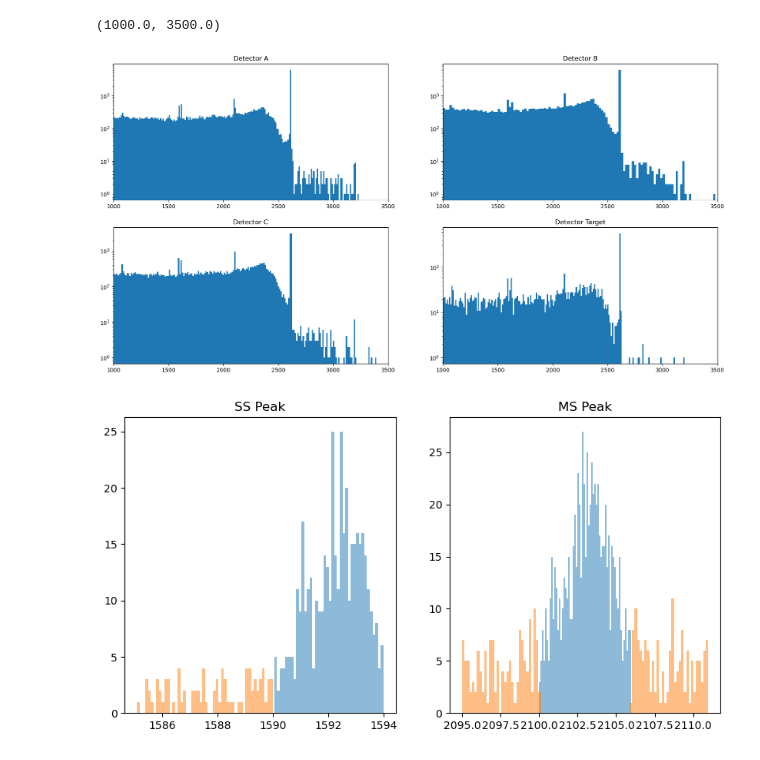
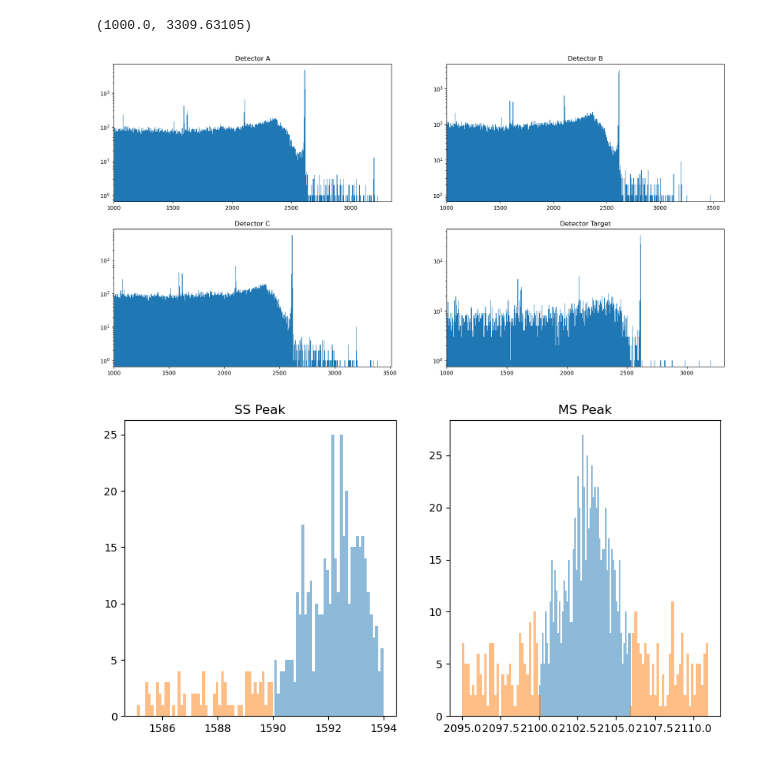
Before and after one commit to bucket420/dsc291-final, a Jupyter notebook: analysis.ipynb, the cells around one changed output. Saved outputs shown, nothing was run; the diff lists cells and outputs as text; code cells hidden in the pictures.

```diff
--- a/analysis.ipynb
+++ b/analysis.ipynb
@@ -19,32 +22,47 @@ energy_Target = data_Target[2]
+# %%
+# Set limits
+energy_upper_limit = 3500
+energy_lower_limit = 1000
+
+score_A = score_A[energy_A < energy_upper_limit]
+score_B = score_B[energy_B < energy_upper_limit]
+score_C = score_C[energy_C < energy_upper_limit]
+score_Target = score_Target[energy_Target < energy_upper_limit]
+
+energy_A = energy_A[energy_A < energy_upper_limit]
+energy_B = energy_B[energy_B < energy_upper_limit]
+energy_C = energy_C[energy_C < energy_upper_limit]
+energy_Target = energy_Target[energy_Target < energy_upper_limit]
 # %%
-n_bins = 200
+# Create histograms
+n_bins = 500
 hist_A, bins_A = np.histogram(energy_A, bins=n_bins)
 hist_B, bins_B = np.histogram(energy_B, bins=n_bins)
 hist_C, bins_C = np.histogram(energy_C, bins=n_bins)
 hist_Target, bins_Target = np.histogram(energy_Target, bins=n_bins)
 
 fig, axes = plt.subplots(2, 2, figsize=(20, 10))
 
 axes[0, 0].set_title('Detector A')
 axes[0, 0].stairs(hist_A, bins_A, label='Detector A', fill=True)
 axes[0, 0].set_yscale('log')
-axes[0, 0].set_xlim(1000, 3500)
+axes[0, 0].set_xlim(1000)
 
 axes[0, 1].set_title('Detector B')
 axes[0, 1].stairs(hist_B, bins_B, label='Detector B', fill=True)
 axes[0, 1].set_yscale('log')
-axes[0, 1].set_xlim(1000, 3500)
+axes[0, 1].set_xlim(1000)
 
 axes[1, 0].set_title('Detector C')
 axes[1, 0].stairs(hist_C, bins_C, label='Detector C', fill=True)
 axes[1, 0].set_yscale('log')
-axes[1, 0].set_xlim(1000, 3500)
+axes[1, 0].set_xlim(1000)
 
 axes[1, 1].set_title('Detector Target')
 axes[1, 1].stairs(hist_Target, bins_Target, label='Detector Target', fill=True)
 axes[1, 1].set_yscale('log')
-axes[1, 1].set_xlim(1000, 3500)
+axes[1, 1].set_xlim(1000)
 # %% [output]
-(1000.0, 3500.0)
+(1000.0, 3309.63105)
-[figure, old version]
+[figure, new version]
 # %%
```
Also changed, not shown: parts of 11 cells of this notebook.
